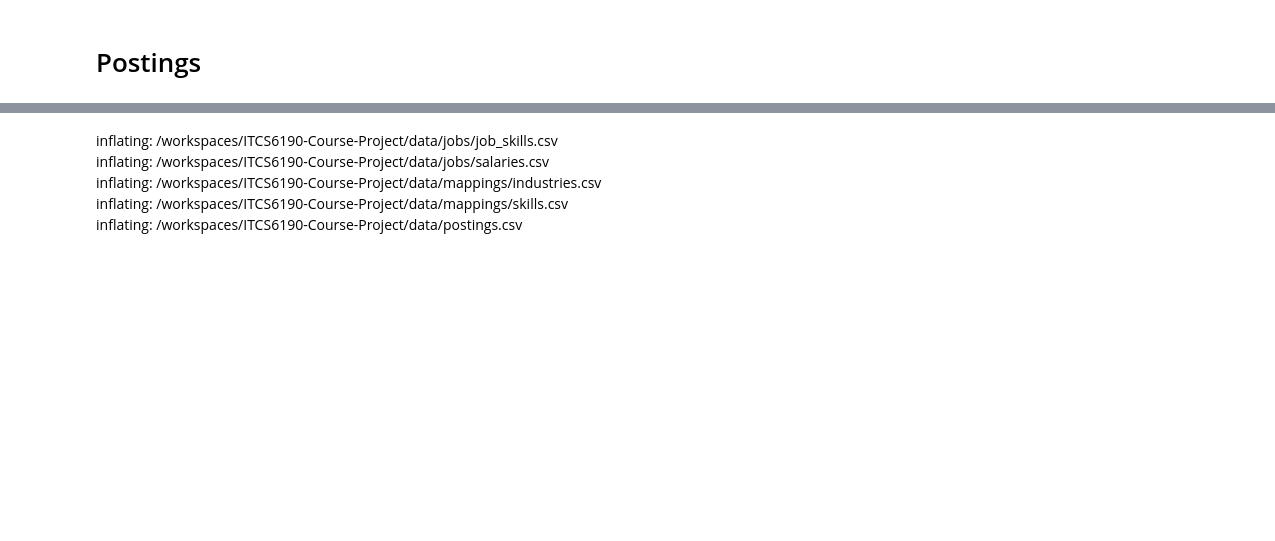
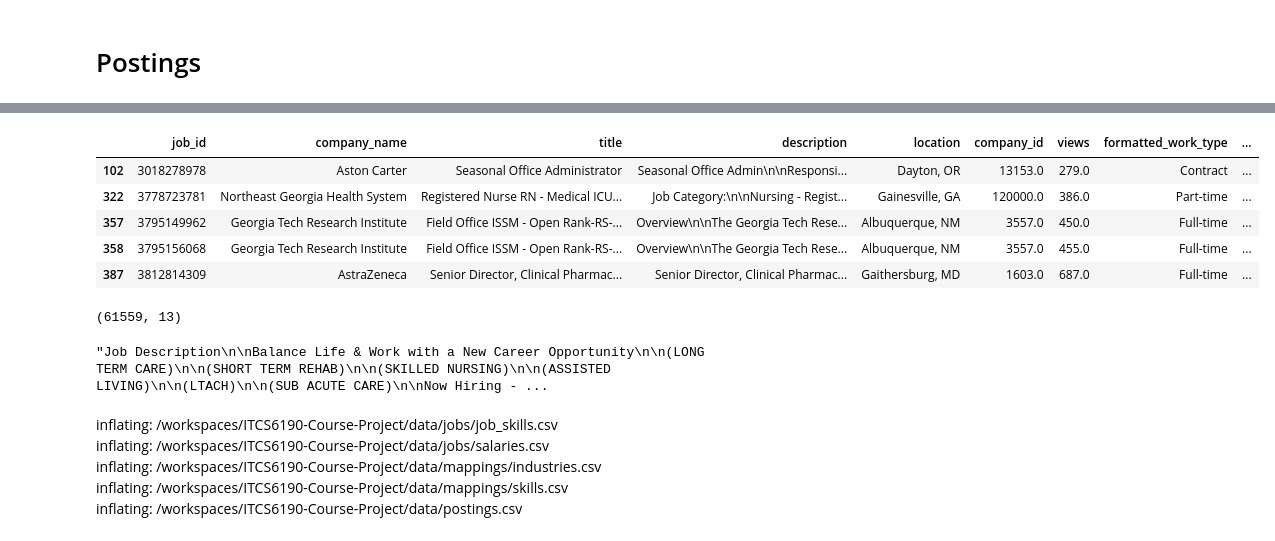
Before and after one commit to vradcar/ITCS6190-Course-Project, a Jupyter notebook: spark-analytics/data_analysis.ipynb, the cells around one changed output, grey strips where cells are left out. Saved outputs shown, nothing was run; the diff lists cells and outputs as text; code cells hidden in the pictures; blank space fills up the shorter version.

```diff
--- a/spark-analytics/data_analysis.ipynb
+++ b/spark-analytics/data_analysis.ipynb
@@ -290,8 +288,8 @@ Passing `palette` without assigning `hue` is deprecated and will be removed in v
 # %% [markdown]
 # Postings
 # %%
-postings = pd.read_csv("/workspaces/ITCS6190-Course-Project/data/postings.csv")
-display(postings.info(), postings.head())
+postings = pd.read_csv(r"C:\Users\Mitsy\itcs6190\ITCS6190-Course-Project\data\postings.csv")
+display(postings.info())
 # %% [output]
 <class 'pandas.core.frame.DataFrame'>
 RangeIndex: 123849 entries, 0 to 123848
@@ -320,0 +332,21 @@ None
+# %%
+#dropping all unnecessary column
+postings.drop(["max_salary", "pay_period","med_salary","min_salary", "applies", "original_listed_time", "remote_allowed",
+                "job_posting_url", "application_url", "expiry", "closed_time", "skills_desc",
+                "listed_time", "work_type", "currency", "compensation_type", "normalized_salary", "fips"], axis=1, inplace=True)
+# %%
+postings = postings.dropna()
+# %%
+display(postings.head(), postings.shape)
+# %% [output]
+|  | job_id | company_name | title | description | location | company_id | views | formatted_work_type | ... |
+| 102 | 3018278978 | Aston Carter | Seasonal Office Administrator | Seasonal Office Admin\n\nResponsi... | Dayton, OR | 13153.0 | 279.0 | Contract | ... |
+| 322 | 3778723781 | Northeast Georgia Health System | Registered Nurse RN - Medical ICU... | Job Category:\n\nNursing - Regist... | Gainesville, GA | 120000.0 | 386.0 | Part-time | ... |
+| 357 | 3795149962 | Georgia Tech Research Institute | Field Office ISSM - Open Rank-RS-... | Overview\n\nThe Georgia Tech Rese... | Albuquerque, NM | 3557.0 | 450.0 | Full-time | ... |
+| 358 | 3795156068 | Georgia Tech Research Institute | Field Office ISSM - Open Rank-RS-... | Overview\n\nThe Georgia Tech Rese... | Albuquerque, NM | 3557.0 | 455.0 | Full-time | ... |
+| 387 | 3812814309 | AstraZeneca | Senior Director, Clinical Pharmac... | Senior Director, Clinical Pharmac... | Gaithersburg, MD | 1603.0 | 687.0 | Full-time | ... |
+(61559, 13)
+# %%
+postings.iloc[10,3]
+# %% [output]
+"Job Description\n\nBalance Life & Work with a New Career Opportunity\n\n(LONG TERM CARE)\n\n(SHORT TERM REHAB)\n\n(SKILLED NURSING)\n\n(ASSISTED LIVING)\n\n(LTACH)\n\n(SUB ACUTE CARE)\n\nNow Hiring - ...
```
Also changed, not shown: parts of 15 cells of this notebook, 10 other files.
